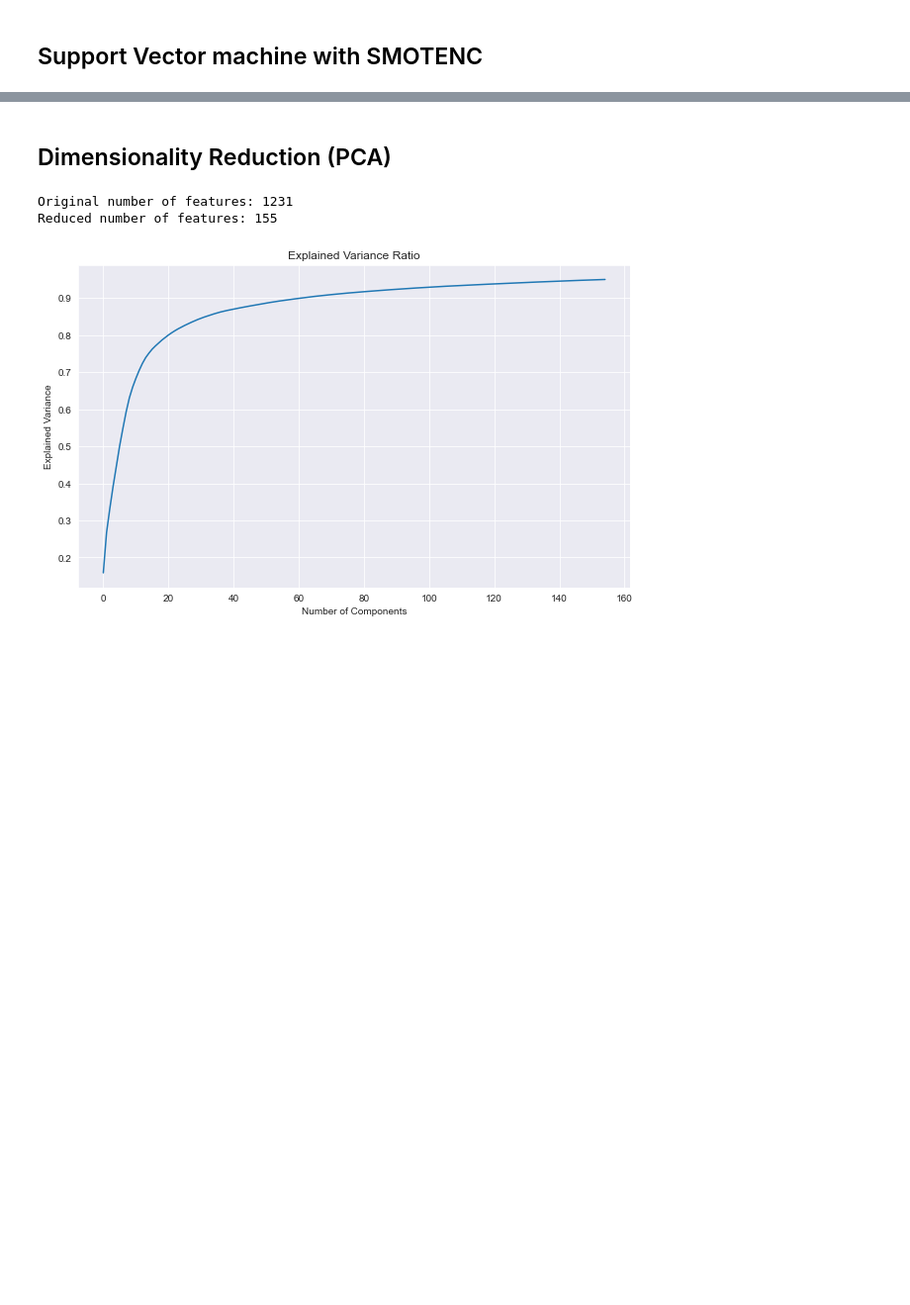
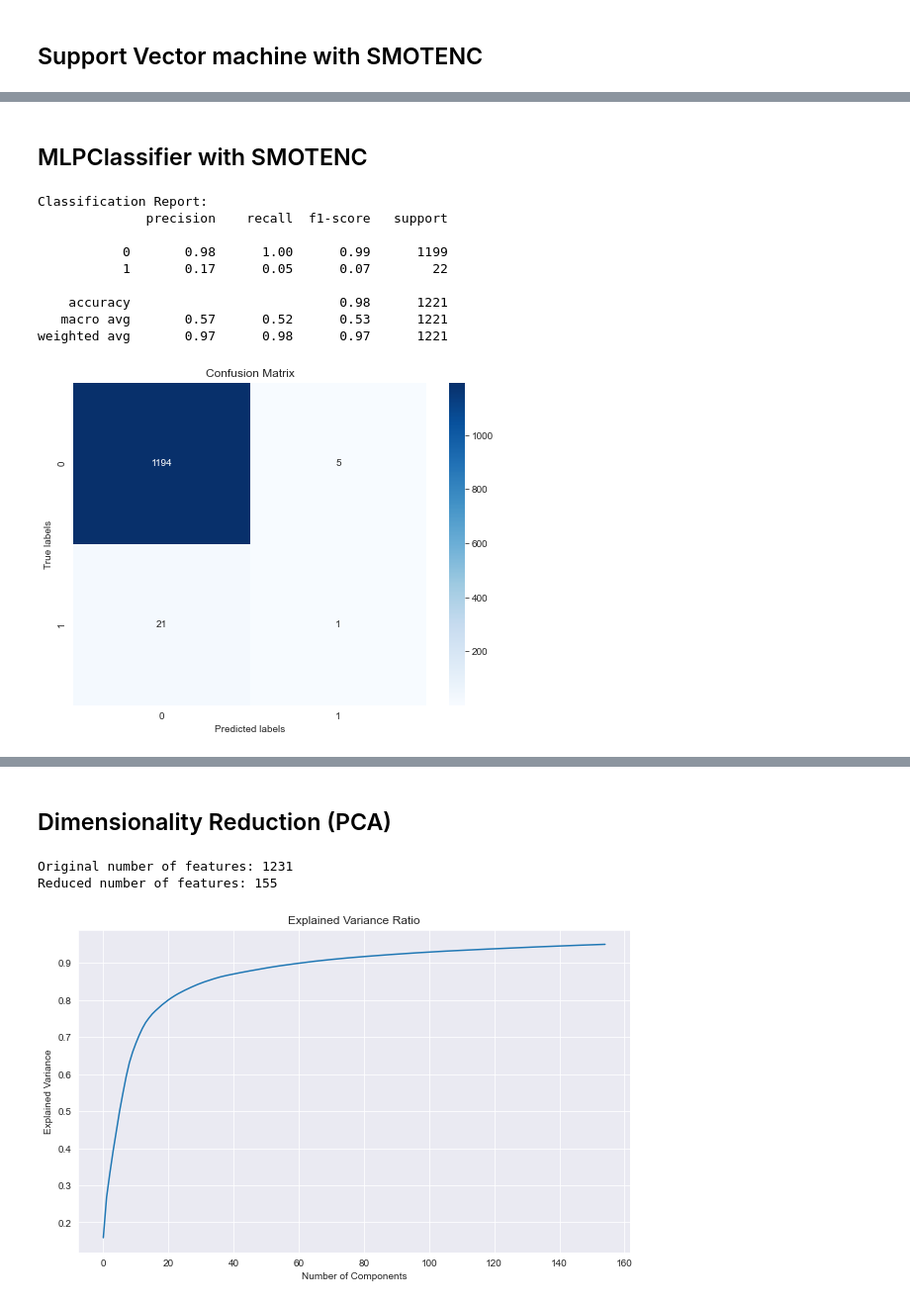
Before and after one commit to IRis0550/mlpy_2, a Jupyter notebook: project_smotenc.ipynb, the cells around one changed output, grey strips where cells are left out. Shown at 99% size. Drawn from its saved outputs; the diff is of its cells as text; code cells hidden in the pictures; blank space fills up the shorter version.

```diff
--- a/project_smotenc.ipynb
+++ b/project_smotenc.ipynb
@@ -604,0 +645,43 @@ X_test_kpca = kpca.transform(X_test_ohe_scaled)
+# %% [markdown]
+## MLPClassifier with SMOTENC
+# %%
+from sklearn.neural_network import MLPClassifier
+from sklearn.metrics import classification_report, confusion_matrix
+import matplotlib.pyplot as plt
+import seaborn as sns
+
+# 初始化 MLPClassifier
+# 这里可以通过调整 hidden_layer_sizes 来设置网络的层数和每层的节点数
+# 例如：hidden_layer_sizes=(100,) 将创建一个含有一个隐藏层和100个节点的网络
+mlp_classifier = MLPClassifier(hidden_layer_sizes=(100,), random_state=42)
+
+# 使用重采样后的训练数据拟合分类器
+mlp_classifier.fit(X_transformed, y_resampled)
+
+# 在测试数据上进行预测
+y_pred_smotenc_mlp = mlp_classifier.predict(X_test_ohe)
+
+# 生成并打印分类报告
+report_smotenc_mlp = classification_report(y_test, y_pred_smotenc_mlp)
+print("Classification Report:")
+print(report_smotenc_mlp)
+
+# 计算并绘制混淆矩阵
+conf_matrix_mlp_smotenc = confusion_matrix(y_test, y_pred_smotenc_mlp)
+plt.figure(figsize=(8, 6))
+sns.heatmap(conf_matrix_mlp_smotenc, annot=True, fmt="d", cmap="Blues")
+plt.xlabel('Predicted labels')
+plt.ylabel('True labels')
+plt.title('Confusion Matrix')
+plt.show()
+# %% [output]
+Classification Report:
+              precision    recall  f1-score   support
+
+           0       0.98      1.00      0.99      1199
+           1       0.17      0.05      0.07        22
+
+    accuracy                           0.98      1221
+   macro avg       0.57      0.52      0.53      1221
+weighted avg       0.97      0.98      0.97      1221
+[figure, added]
```
Also changed, not shown: parts of 31 cells of this notebook, 3 other files.
